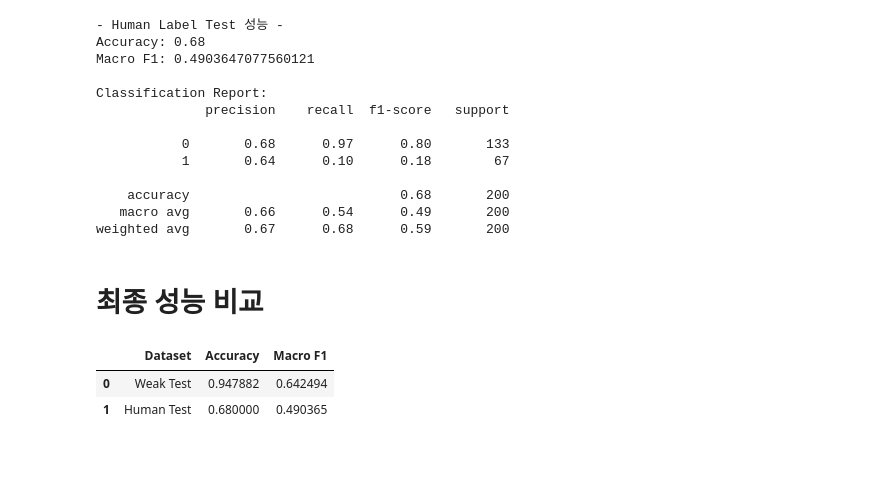
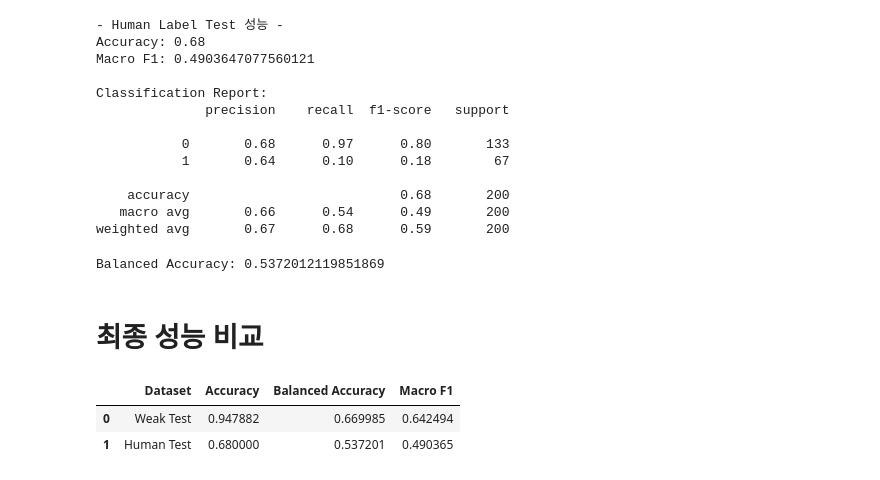
Before and after one commit to hufs24lsh/HUFS-LAI-ML-2025-2, a Jupyter notebook: submissions/202403582/assignment5/evaluation.ipynb, the cells around one changed output. Saved outputs shown, nothing was run; the diff lists cells and outputs as text; code cells hidden in the pictures.

```diff
--- a/submissions/202403582/assignment5/evaluation.ipynb
+++ b/submissions/202403582/assignment5/evaluation.ipynb
@@ -118,3 +118,7 @@ Classification Report:
     accuracy                           0.95     11589
    macro avg       0.62      0.67      0.64     11589
 weighted avg       0.96      0.95      0.95     11589
+# %%
+from sklearn.metrics import balanced_accuracy_score
+bal_acc_test = balanced_accuracy_score(y_test, test_pred)
+print("Balanced Accuracy:", bal_acc_test)
@@ -181,19 +187,25 @@ Classification Report:
     accuracy                           0.68       200
    macro avg       0.66      0.54      0.49       200
 weighted avg       0.67      0.68      0.59       200
+# %%
+bal_acc_human = balanced_accuracy_score(y_human, human_pred)
+print("Balanced Accuracy:", bal_acc_human)
+# %% [output]
+Balanced Accuracy: 0.5372012119851869
 # %% [markdown]
 # 최종 성능 비교
 # %%
 import pandas as pd
 
 results = pd.DataFrame({
     "Dataset": ["Weak Test", "Human Test"],
     "Accuracy": [acc_test, acc_human],
+    "Balanced Accuracy": [bal_acc_test, bal_acc_human],
     "Macro F1": [f1_test, f1_human]
 })
 
 results
 # %% [output]
-|  | Dataset | Accuracy | Macro F1 |
-| 0 | Weak Test | 0.947882 | 0.642494 |
-| 1 | Human Test | 0.680000 | 0.490365 |
+|  | Dataset | Accuracy | Balanced Accuracy | Macro F1 |
+| 0 | Weak Test | 0.947882 | 0.669985 | 0.642494 |
+| 1 | Human Test | 0.680000 | 0.537201 | 0.490365 |
```
Also changed, not shown: parts of 1 cell of this notebook.
